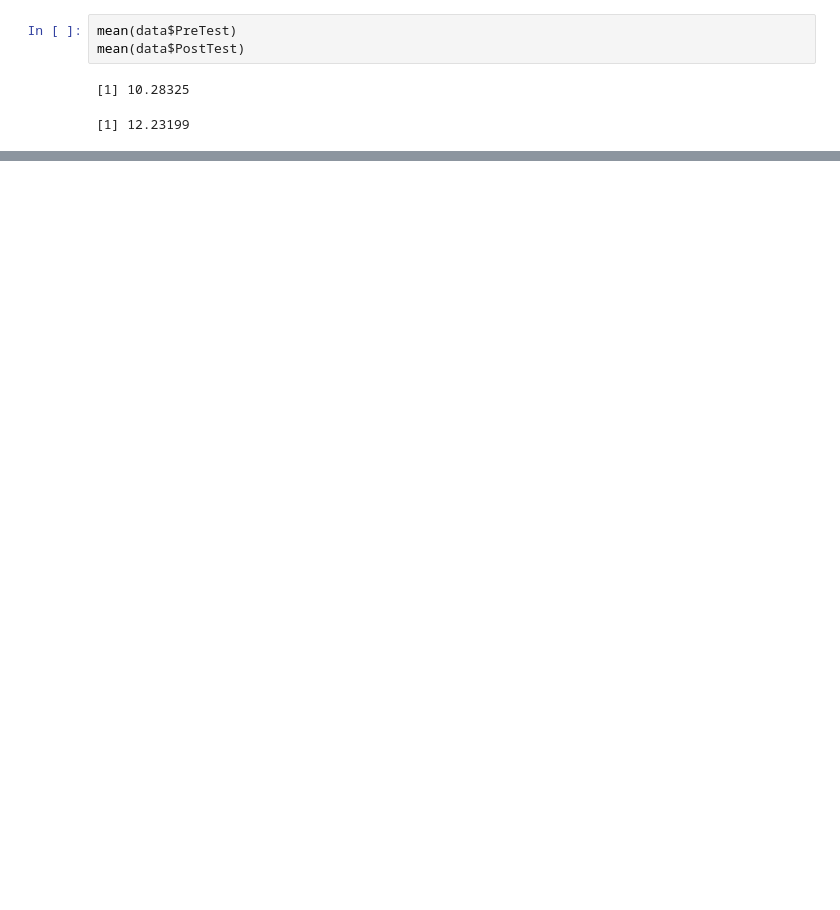
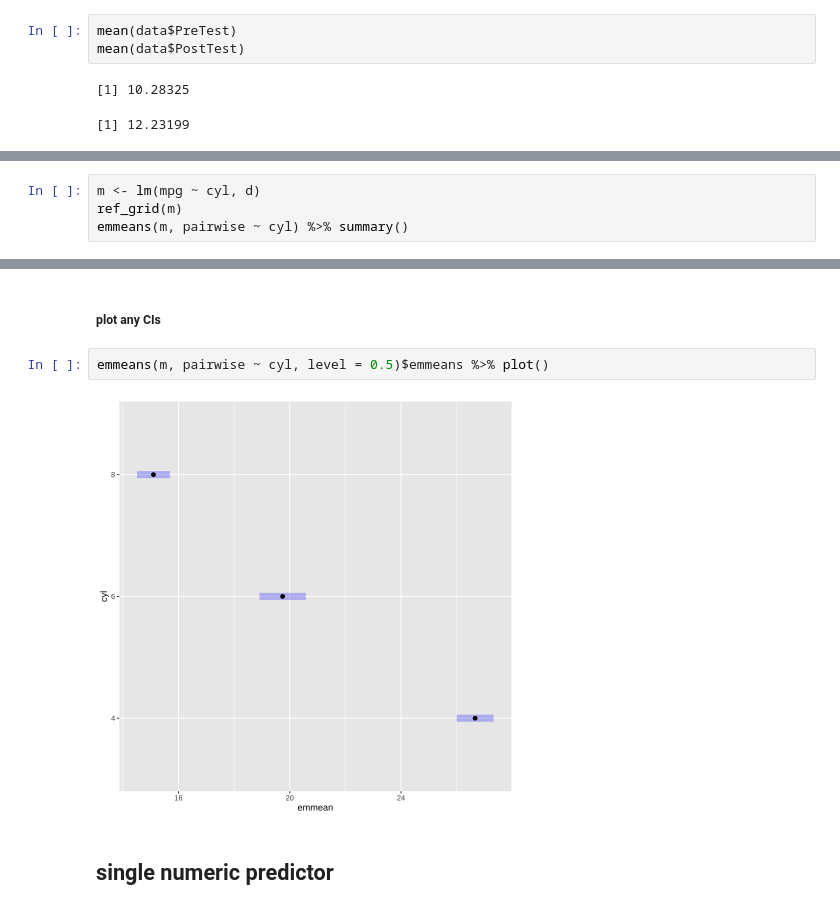
Before and after one commit to arunmhh/codeforytv, a Jupyter notebook: anovainR.ipynb, the cells around one changed output, grey strips where cells are left out. Drawn from its saved outputs; the diff is of its cells as text; blank space fills up the shorter version.

```diff
--- a/anovainR.ipynb
+++ b/anovainR.ipynb
@@ -201,0 +335,4 @@ Making 'packages.html' ...
+# %%
+m <- lm(mpg ~ cyl, d)
+ref_grid(m)
+emmeans(m, pairwise ~ cyl) %>% summary()
@@ -201,0 +385,8 @@ Making 'packages.html' ...
+# %% [markdown]
+##### plot any CIs
+# %%
+emmeans(m, pairwise ~ cyl, level = 0.5)$emmeans %>% plot()
+# %% [output]
+[figure, added]
+# %% [markdown]
+## single numeric predictor
```
Also changed, not shown: parts of 63 cells of this notebook, 1 other file.
